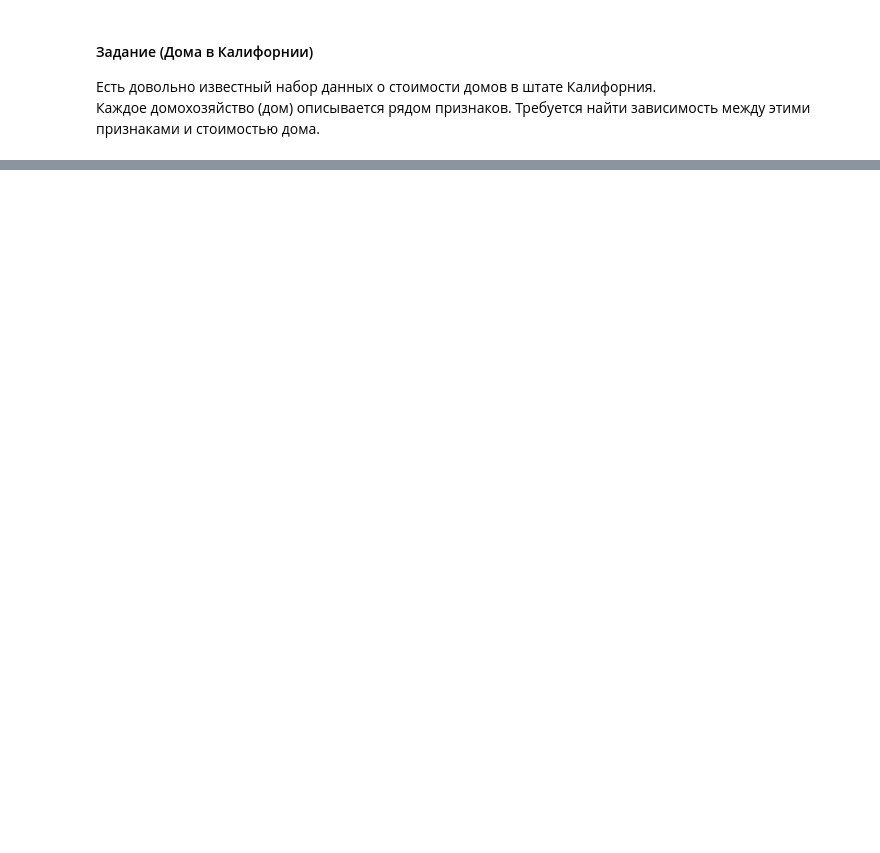
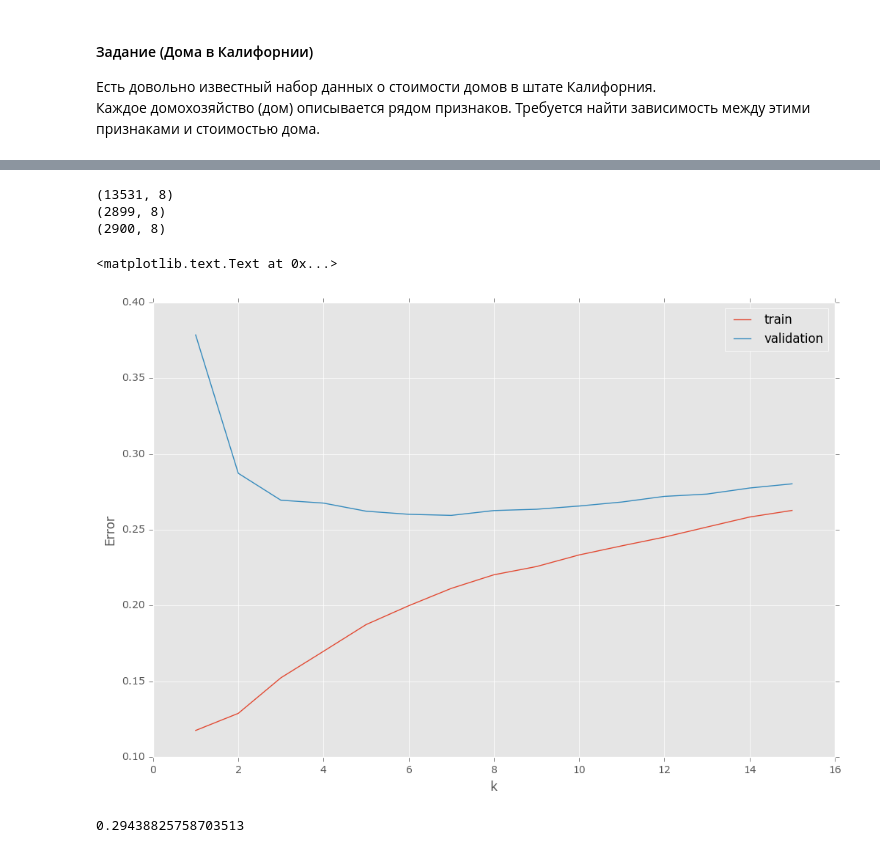
Before and after one commit to shestakoff/minor_da_2017, a Jupyter notebook: seminar4_knn_pract_proc.ipynb, the cells around one changed output, grey strips where cells are left out. Saved outputs shown, nothing was run; the diff lists cells and outputs as text; code cells hidden in the pictures; blank space fills up the shorter version.

```diff
--- a/seminar4_knn_pract_proc.ipynb
+++ b/seminar4_knn_pract_proc.ipynb
@@ -295,0 +316,50 @@ except ImportError:
+# %%
+X_train, X_test, y_train, y_test = train_test_split(X, y, test_size=0.3,
+                                                    random_state=123)
+
+X_valid, X_test, y_valid, y_test = train_test_split(X_test, y_test,
+                                                    test_size=0.5, random_state=123)
+# %%
+print X_train.shape
+print X_valid.shape
+print X_test.shape
+# %% [output]
+(13531, 8)
+(2899, 8)
+(2900, 8)
+# %%
+X_train = X_train[:, -2:]
+X_test = X_test[:, -2:]
+X_valid = X_valid[:, -2:]
+# %%
+k_range = range(1, 16)
+scores_train = []
+scores_valid = []
+
+for k in k_range:
+    knn = KNeighborsRegressor(n_neighbors=k)
+
+    knn.fit(X_train, y_train)
+
+    y_hat_train = knn.predict(X_train)
+    y_hat_valid = knn.predict(X_valid)
+
+    scores_train.append(mean_squared_error(y_train, y_hat_train))
+    scores_valid.append(mean_squared_error(y_valid, y_hat_valid))
+# %%
+plt.plot(k_range, scores_train, label='train')
+plt.plot(k_range, scores_valid, label='validation')
+plt.legend()
+plt.xlabel('k')
+plt.ylabel('Error')
+# %% [output]
+<matplotlib.text.Text at 0x...>
+[figure, added]
+# %%
+knn = KNeighborsRegressor(n_neighbors=7)
+knn.fit(X_train, y_train)
+
+y_hat = knn.predict(X_test)
+mean_squared_error(y_test, y_hat)
+# %% [output]
+0.29438825758703513
```
Also changed, not shown: parts of 11 cells of this notebook, 1 other file.
